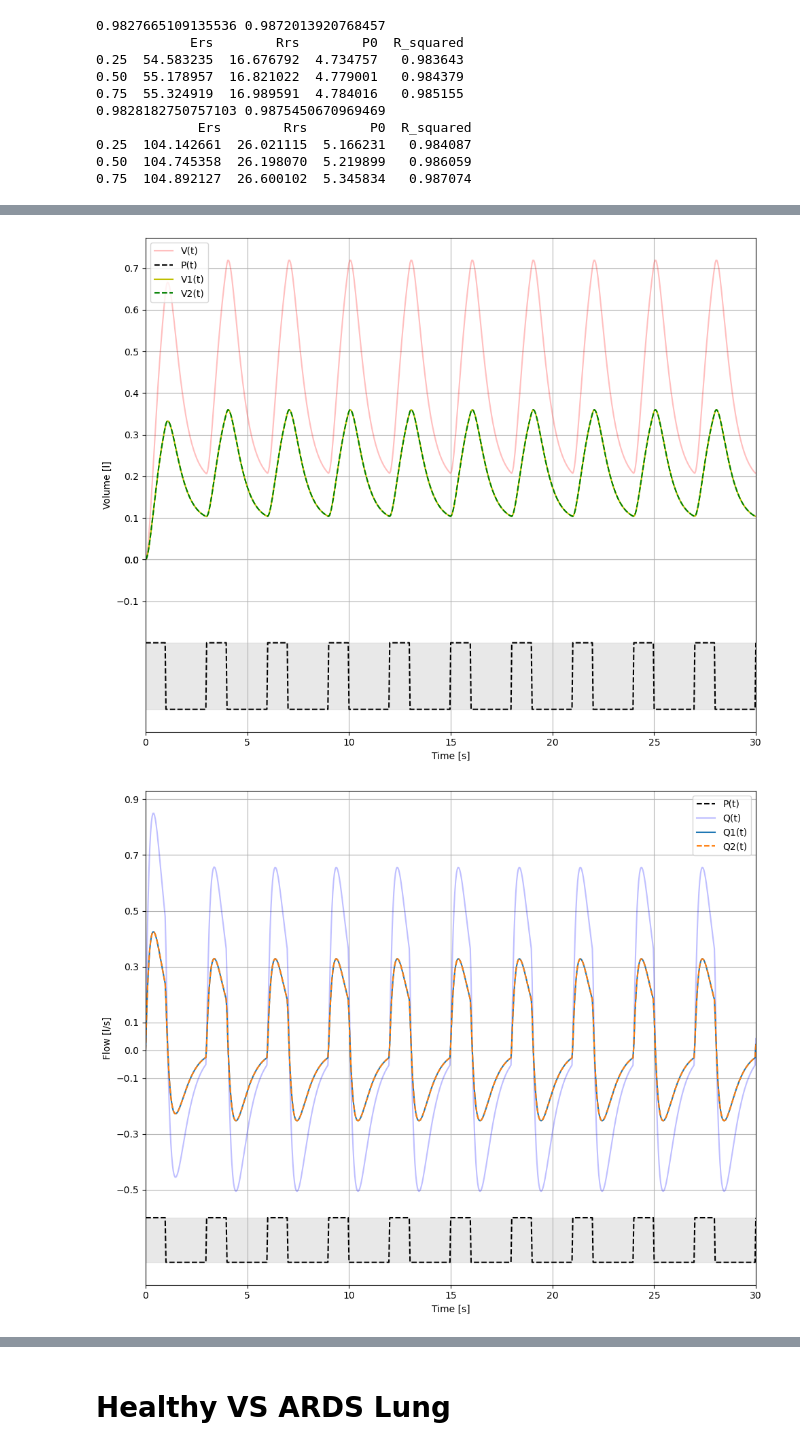
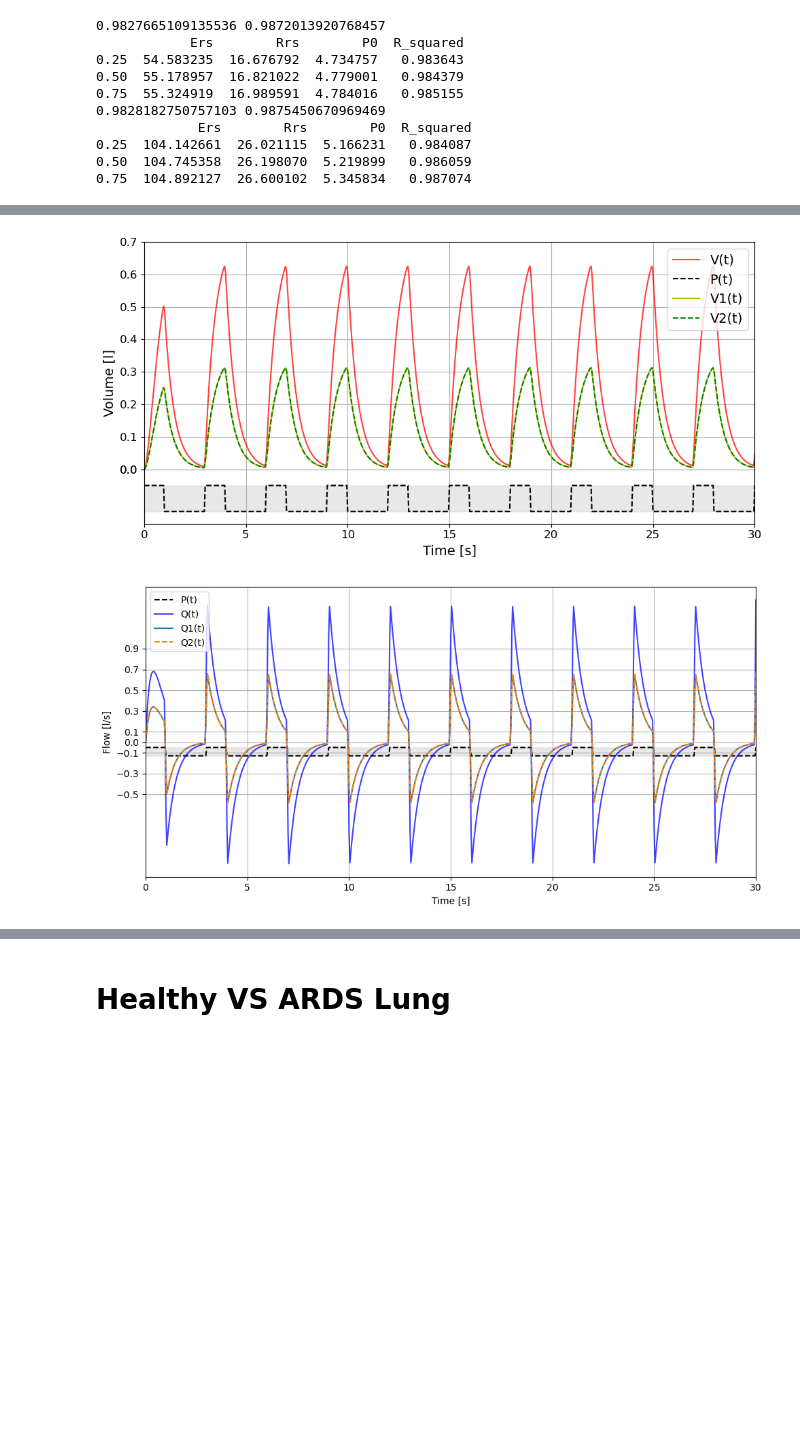
Before and after one commit to julienbrandoit/GBIO0014-2---ARDS-and-healthy-lungs-analysis, a Jupyter notebook: project.ipynb, the cells around one changed output, grey strips where cells are left out. Saved outputs shown, nothing was run; the diff lists cells and outputs as text; code cells hidden in the pictures; blank space fills up the shorter version.

```diff
--- a/project.ipynb
+++ b/project.ipynb
@@ -328,18 +343,25 @@ def model(t, x, params):
     R2 = params[3]
     Rc = params[4]
     P = params[5](t)
+    P_dot = params[6](t)
+    PEEP = params[7]
 
     dV = Q
-    dQ = ( (E1 + E2) * P - ((R2 + Rc)*E1 +(R1+Rc)*E2)*Q - E1*E2*V ) / (R1*R2 + Rc*(R1+R2))
+    dQ = ( (R1 + R2)*P_dot + (E1 + E2) * (P - PEEP) - ((R2 + Rc)*E1 +(R1+Rc)*E2)*Q - E1*E2*V ) / (R1*R2 + Rc*(R1+R2))
 
     return [dV, dQ]
+
 
 from scipy.integrate import solve_ivp
 from scipy.interpolate import interp1d
 
-def simulate_cycle(t, P, params, initial_conditions):
+def simulate_cycle(t, P, params, initial_conditions, PEEP = 5):
+    P_dot = np.gradient(P, t)
     P = interp1d(t, P, kind='linear', fill_value='extrapolate')
+    P_dot = interp1d(t, P_dot, kind='linear', fill_value='extrapolate')
     params.append(P)
+    params.append(P_dot)
+    params.append(PEEP)
     t_span = [min(t), max(t)]
     sol = solve_ivp(model, t_span, initial_conditions, args=(params,), t_eval=t, max_step=0.04)
     return sol
@@ -353,7 +375,7 @@ print(params)
 sol = simulate_cycle(t, P, params, initial_conditions)
 # Calculate min and max of scaled P(t)
 f = 0.2
-y_offset = 0.8
+y_offset = 1.5
 scaled_P = [f*p/np.max(P) - y_offset for p in P]
 min_scaled_P = min(scaled_P)
 max_scaled_P = max(scaled_P)
@@ -377,7 +399,9 @@ plt.grid()
 
 plt.legend(loc='best')
 # Set y ticks from -0.5 to 0.9 with a step size of 0.1
-plt.gca().set_yticks(list(np.arange(-0.5, 1.0, 0.2)) + [0])
+plt.gca().set_yticks(list(np.arange(-1.25, 1.3, 0.25)) + [0])
+plt.xticks(fontsize=12)
+plt.yticks(fontsize=12)
 plt.savefig('cycle_simulation.png')
 plt.show()
 
@@ -400,18 +424,24 @@ def lungs_model(t, x, params):
     R2 = params[3]
     Rc = params[4]
     P = params[5](t)
+    P_dot = params[6](t)
+    PEEP = params[7]
 
     dV1 = Q1
     dV2 = Q2
 
-    dQ1 = ( (E2) * P - ((R2 + Rc)*E1 +(R1+Rc)*E2)*Q1 - E1*E2*V1 ) / (R1*R2 + Rc*(R1+R2))
-    dQ2 = ( (E1) * P - ((R2 + Rc)*E1 +(R1+Rc)*E2)*Q2 - E1*E2*V2 ) / (R1*R2 + Rc*(R1+R2))
+    dQ1 = ( R2*P_dot + (E2) * (P-PEEP) - ((R2 + Rc)*E1 +(R1+Rc)*E2)*Q1 - E1*E2*V1 ) / (R1*R2 + Rc*(R1+R2))
+    dQ2 = ( R1*P_dot + (E1) * (P-PEEP) - ((R2 + Rc)*E1 +(R1+Rc)*E2)*Q2 - E1*E2*V2 ) / (R1*R2 + Rc*(R1+R2))
 
     return [dV1, dQ1, dV2, dQ2]
 
-def simulate_lungs_cycle(t, P, params, initial_conditions):
+def simulate_lungs_cycle(t, P, params, initial_conditions, PEEP = 5):
+    P_dot = np.gradient(P, t)
     P = interp1d(t, P, kind='linear', fill_value='extrapolate')
+    P_dot = interp1d(t, P_dot, kind='linear', fill_value='extrapolate')
     params.append(P)
+    params.append(P_dot)
+    params.append(PEEP)
     t_span = [min(t), max(t)]
     sol = solve_ivp(lungs_model, t_span, initial_conditions, args=(params,), t_eval=t, max_step=0.04)
     return sol
@@ -422,61 +452,63 @@ params = [med_control_properties.loc[0.5, 'Ers'], med_control_properties.loc[0.5
 initial_conditions = [0, 0, 0, 0]
 sol = simulate_lungs_cycle(t, P, params, initial_conditions)
 # Calculate min and max of scaled P(t)
-f = 0.2
-y_offset = 0.8
+f = 0.1
+y_offset = 0.15
 scaled_P = [f*p/np.max(P) - y_offset for p in P]
 min_scaled_P = min(scaled_P)
 max_scaled_P = max(scaled_P)
 
 # Plot for volumes
-plt.figure(figsize=(10, 8))
-plt.fill_between(t, min_scaled_P + 0.4, max_scaled_P+0.4, color='lightgrey', alpha=0.5)
-plt.plot(sol.t, V_total, label='V(t)', color='r', alpha=0.25)
-plt.plot(t, [p + 0.4 for p in scaled_P], 'k--', label='P(t)')
+plt.figure(figsize=(10, 5))
+plt.fill_between(t, min_scaled_P, max_scaled_P, color='lightgrey', alpha=0.5)
+plt.plot(sol.t, V_total, label='V(t)', color='r', alpha=0.75)
+plt.plot(t, [p for p in scaled_P], 'k--', label='P(t)')
 plt.plot(sol.t, sol.y[0], label='V1(t)', color='y')
 plt.plot(sol.t, sol.y[2], label='V2(t)', color='g', linestyle='--')
-plt.xlabel('Time [s]')
-plt.ylabel('Volume [l]')
+plt.xlabel('Time [s]', fontsize=14)
+plt.ylabel('Volume [l]', fontsize=14)
 plt.grid()
-plt.legend(loc='best')
+plt.legend(loc='best', fontsize=14)
 # Set y ticks from -0.5 to 0.9 with a step size of 0.1
-plt.gca().set_yticks(list(np.arange(-0.1, 0.8, 0.1)) + [0])
+plt.gca().set_yticks(list(np.arange(0, 0.8, 0.1)) + [0])
 plt.xlim(min(t), max(t))
+plt.xticks(fontsize=12)
+plt.yticks(fontsize=12)
 plt.tight_layout()
 plt.savefig('volumes_plot.png')
 plt.show()
 
 # Plot for flux
-plt.figure(figsize=(10, 8))
+plt.figure(figsize=(10, 5))
 plt.fill_between(t, min_scaled_P, max_scaled_P, color='lightgrey', alpha=0.5)
 plt.plot(t, scaled_P, 'k--', label='P(t)')
-plt.plot(sol.t, Q_total, label='Q(t)', color='b', alpha=0.25)
+plt.plot(sol.t, Q_total, label='Q(t)', color='b', alpha=0.75)
 plt.plot(sol.t, sol.y[1], label='Q1(t)')
 plt.plot(sol.t, sol.y[3], label='Q2(t)', linestyle='--')
 plt.xlabel('Time [s]')
 plt.ylabel('Flow [l/s]')
 plt.grid()
 plt.legend(loc='best')
 plt.xlim(min(t), max(t))
 plt.tight_layout()
 plt.savefig('flux_plot.png')
 # Set y ticks from -0.5 to 0.9 with a step size of 0.1
 plt.gca().set_yticks(list(np.arange(-0.5, 1.0, 0.2)) + [0])
 plt.show()
 
 # Plot for pressure
-plt.figure(figsize=(10, 8))
+plt.figure(figsize=(10, 5))
 plt.plot(sol.t, [params[5](t) for t in sol.t], label='P(t)', color='k', linestyle='--')
 plt.plot(sol.t, sol.y[0] * params[0], label='P1(t)')
 plt.plot(sol.t, sol.y[2] * params[2], label='P2(t)', linestyle='--')
 plt.xlabel('Time [s]')
 plt.ylabel('Pressure [cmH2O]')
 plt.grid()
 plt.legend(loc='best')
 plt.xlim(min(t), max(t))
 plt.tight_layout()
 plt.savefig('pressure_plot.png')
 plt.show()
 # %% [output]
-[figure, old version]
+[figure, new version]
-[figure, old version]
+[figure, new version]
```
Also changed, not shown: parts of 5 cells of this notebook, 9 other files.
